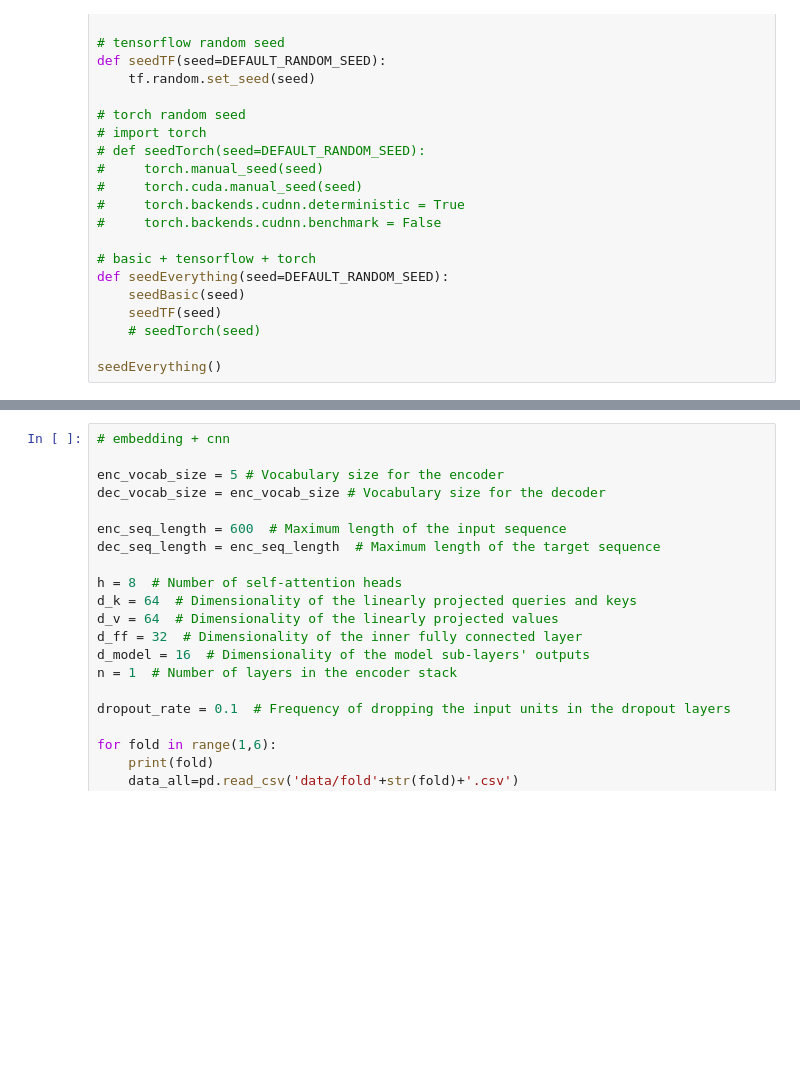
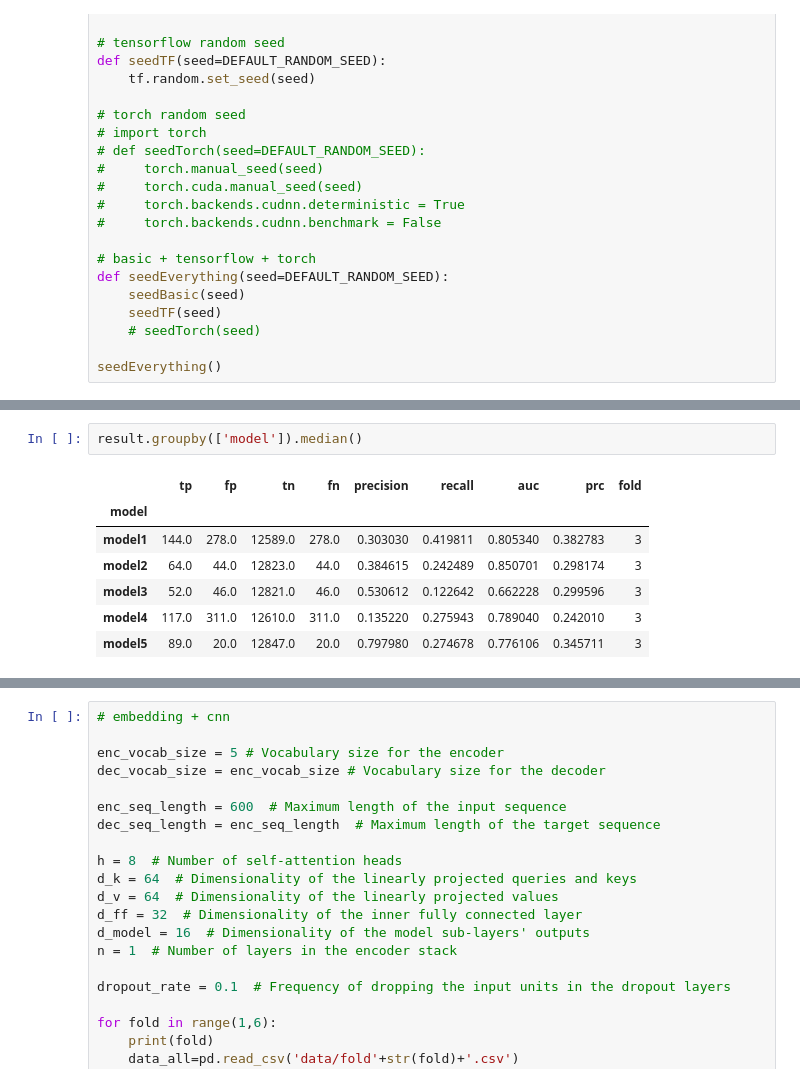
Before and after one commit to liyupeng111/2023_IRES, a Jupyter notebook: IRES_classification.ipynb, the cells around one changed output, grey strips where cells are left out. Drawn from its saved outputs; the diff is of its cells as text; blank space fills up the shorter version.

```diff
--- a/IRES_classification.ipynb
+++ b/IRES_classification.ipynb
@@ -232,0 +352,10 @@ result.groupby(['model']).mean()
+# %%
+result.groupby(['model']).median()
+# %% [output]
+|  | tp | fp | tn | fn | precision | recall | auc | prc | fold |
+| model |  |  |  |  |  |  |  |  |  |
+| model1 | 144.0 | 278.0 | 12589.0 | 278.0 | 0.303030 | 0.419811 | 0.805340 | 0.382783 | 3 |
+| model2 | 64.0 | 44.0 | 12823.0 | 44.0 | 0.384615 | 0.242489 | 0.850701 | 0.298174 | 3 |
+| model3 | 52.0 | 46.0 | 12821.0 | 46.0 | 0.530612 | 0.122642 | 0.662228 | 0.299596 | 3 |
+| model4 | 117.0 | 311.0 | 12610.0 | 311.0 | 0.135220 | 0.275943 | 0.789040 | 0.242010 | 3 |
+| model5 | 89.0 | 20.0 | 12847.0 | 20.0 | 0.797980 | 0.274678 | 0.776106 | 0.345711 | 3 |
```
Also changed, not shown: parts of 10 cells of this notebook, 1 other file.
